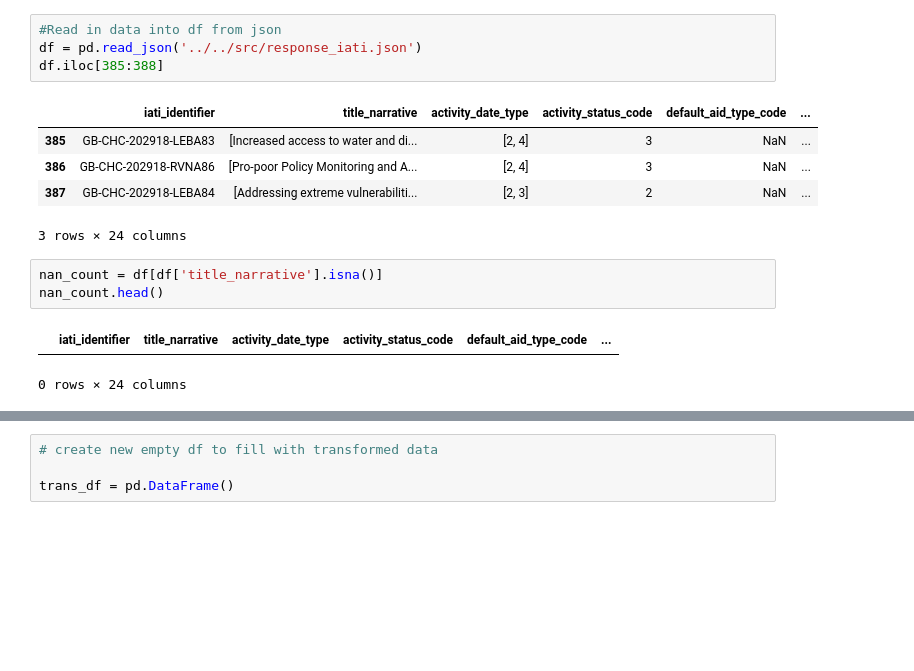
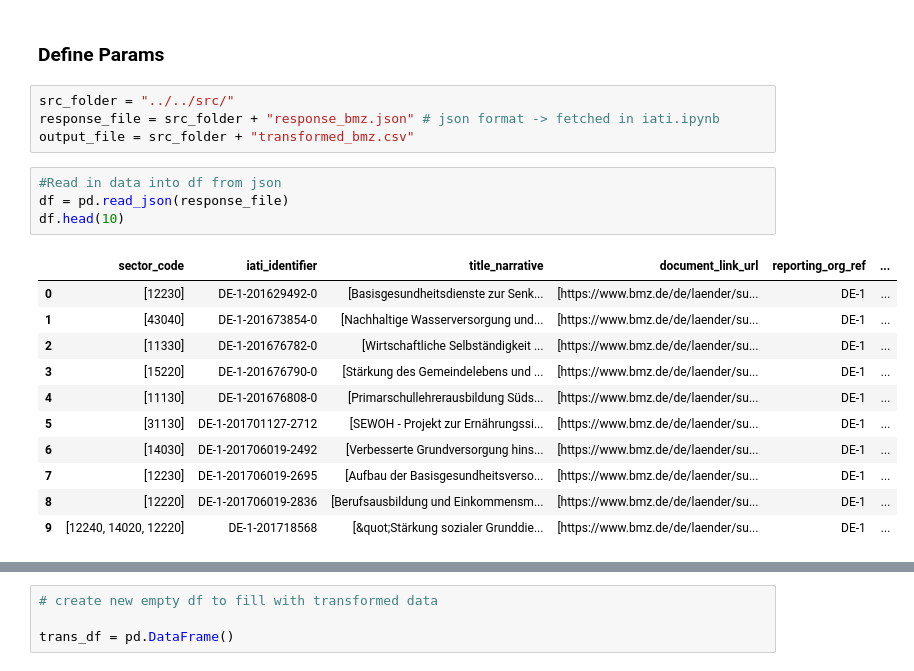
Before and after one commit to JanMuehlnikel/NLP-Development-Banks-Collaboration-Analyzer, a Jupyter notebook: data/preprocessing/transform_json.ipynb, the cells around one changed output, grey strips where cells are left out. Saved outputs shown, nothing was run; the diff lists cells and outputs as text; blank space fills up the shorter version.

```diff
--- a/data/preprocessing/transform_json.ipynb
+++ b/data/preprocessing/transform_json.ipynb
@@ -4,16 +12,22 @@ import numpy as np
+# %% [markdown]
+### Define Params
+# %%
+src_folder = "../../src/"
+response_file = src_folder + "response_bmz.json" # json format -> fetched in iati.ipynb
+output_file = src_folder + "transformed_bmz.csv"
 # %%
 #Read in data into df from json
-df = pd.read_json('../../src/response_iati.json')
-df.iloc[385:388]
+df = pd.read_json(response_file)
+df.head(10)
 # %% [output]
-|  | iati_identifier | title_narrative | activity_date_type | activity_status_code | default_aid_type_code | ... |
-| 385 | GB-CHC-202918-LEBA83 | [Increased access to water and di... | [2, 4] | 3 | NaN | ... |
-| 386 | GB-CHC-202918-RVNA86 | [Pro-poor Policy Monitoring and A... | [2, 4] | 3 | NaN | ... |
-| 387 | GB-CHC-202918-LEBA84 | [Addressing extreme vulnerabiliti... | [2, 3] | 2 | NaN | ... |
+|  | sector_code | iati_identifier | title_narrative | document_link_url | reporting_org_ref | ... |
+| 0 | [12230] | DE-1-201629492-0 | [Basisgesundheitsdienste zur Senk... | [https://www.bmz.de/de/laender/su... | DE-1 | ... |
+| 1 | [43040] | DE-1-201673854-0 | [Nachhaltige Wasserversorgung und... | [https://www.bmz.de/de/laender/su... | DE-1 | ... |
+| 2 | [11330] | DE-1-201676782-0 | [Wirtschaftliche Selbständigkeit ... | [https://www.bmz.de/de/laender/su... | DE-1 | ... |
+| 3 | [15220] | DE-1-201676790-0 | [Stärkung des Gemeindelebens und ... | [https://www.bmz.de/de/laender/su... | DE-1 | ... |
+| 4 | [11130] | DE-1-201676808-0 | [Primarschullehrerausbildung Süds... | [https://www.bmz.de/de/laender/su... | DE-1 | ... |
+| 5 | [31130] | DE-1-201701127-2712 | [SEWOH - Projekt zur Ernährungssi... | [https://www.bmz.de/de/laender/su... | DE-1 | ... |
+| 6 | [14030] | DE-1-201706019-2492 | [Verbesserte Grundversorgung hins... | [https://www.bmz.de/de/laender/su... | DE-1 | ... |
+| 7 | [12230] | DE-1-201706019-2695 | [Aufbau der Basisgesundheitsverso... | [https://www.bmz.de/de/laender/su... | DE-1 | ... |
+| 8 | [12220] | DE-1-201706019-2836 | [Berufsausbildung und Einkommensm... | [https://www.bmz.de/de/laender/su... | DE-1 | ... |
+| 9 | [12240, 14020, 12220] | DE-1-201718568 | [&quot;Stärkung sozialer Grunddie... | [https://www.bmz.de/de/laender/su... | DE-1 | ... |
-3 rows × 24 columns
-# %%
-nan_count = df[df['title_narrative'].isna()]
-nan_count.head()
-# %% [output]
-|  | iati_identifier | title_narrative | activity_date_type | activity_status_code | default_aid_type_code | ... |
-0 rows × 24 columns
```
Also changed, not shown: parts of 19 cells of this notebook, 2 other files.
